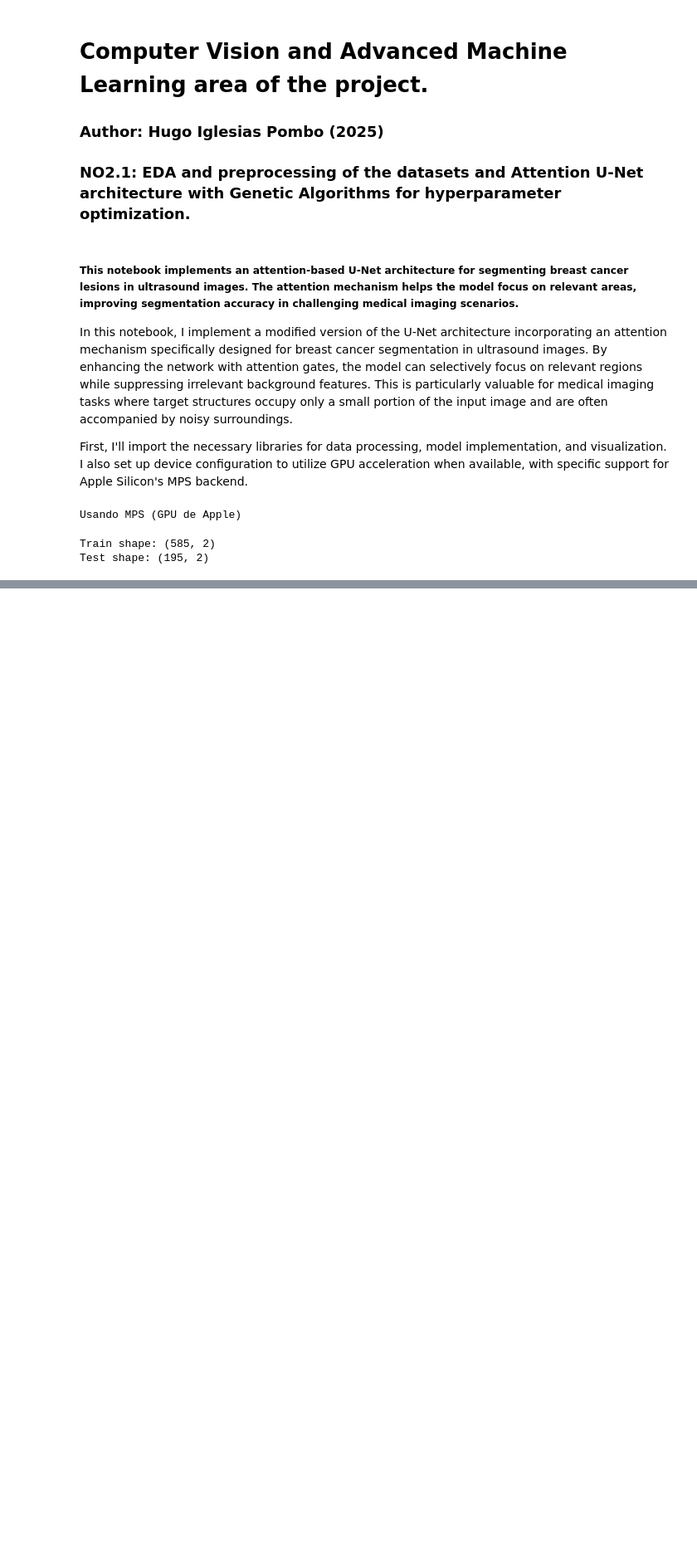
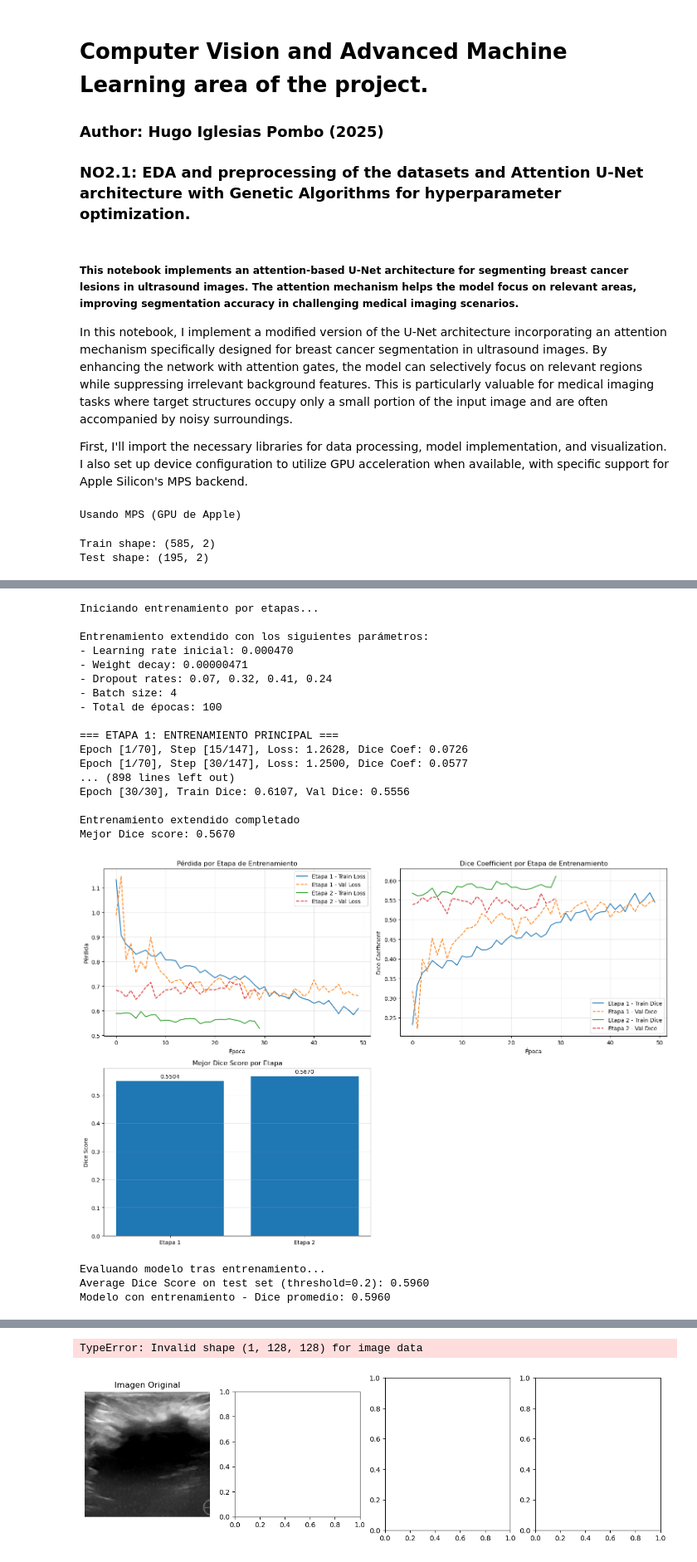
Before and after one commit to higlesiasvd/BreastCareAI, a Jupyter notebook: scripts/CV-AML/N02.1_Metaheuristic_Attention_Unet/N02_Metaheuristic_Attention_Unet.ipynb, the cells around one changed output, grey strips where cells are left out. Shown at 83% size. Drawn from its saved outputs; the diff is of its cells as text; code cells hidden in the pictures; blank space fills up the shorter version.

Commit message:
modelo mejorado con busqyeda de hiperparametros más extensiva y más épocas

```diff
--- a/scripts/CV-AML/N02.1_Metaheuristic_Attention_Unet/N02_Metaheuristic_Attention_Unet.ipynb
+++ b/scripts/CV-AML/N02.1_Metaheuristic_Attention_Unet/N02_Metaheuristic_Attention_Unet.ipynb
@@ -323,12 +323,11 @@ def dice_coef_loss(inputs, target, smooth=1e-6):
 
 # Función combinada BCE + Dice (estable)
 def bce_dice_loss(inputs, target):
-    # Binary cross entropy
-    bce = nn.BCELoss()(inputs, target)
+    bce = F.binary_cross_entropy_with_logits(inputs, target)
 
     # Dice loss
-    dice = dice_coef_loss(inputs, target)
+    dice = 1- dice_coef_loss(inputs, target)
 
-    # Combinados con igual peso
-    return bce + dice
+    # Combinados con pesos distintos
+    return bce * 0.3 + dice * 0.7
 # %%
@@ -1064,0 +1336,68 @@ Evaluation complete!
+# %%
+# MAIN EXECUTION - ENTRENAMIENTO
+
+# Usar los mejores hiperparámetros encontrados por optimización genética
+best_hyperparams = [
+    0.00046991328373924225,  # Learning rate
+    4.71444689474870e-06,    # Weight decay
+    0.07,                    # Dropout 1
+    0.32,                    # Dropout 2
+    0.41,                    # Dropout 3
+    0.24,                    # Dropout 4
+    4                        # Batch size
+]
+
+# Ejecutar el entrenamiento por etapas
+print("\nIniciando entrenamiento por etapas...")
+optimized_model, metrics = train_improved_model(
+    hyperparams=best_hyperparams,
+    total_epochs=100  # 70 épocas etapa 1 + 30 épocas etapa 2
+)
+
+# Evaluar el modelo después del entrenamiento
+print("\nEvaluando modelo tras entrenamiento...")
+test_scores, avg_dice = evaluate_model(optimized_model, test_dataloader, threshold=0.2)
+print(f"Modelo con entrenamiento - Dice promedio: {avg_dice:.4f}")
+
+# Visualizar distribución de scores
+plt.figure(figsize=(10, 6))
+plt.hist(test_scores, bins=20)
+plt.axvline(avg_dice, color='r', linestyle='dashed', linewidth=2,
+            label=f'Promedio: {avg_dice:.4f}')
+plt.title('Distribución de Dice Scores (Entrenamiento Extendido)')
+plt.xlabel('Dice Score')
+plt.ylabel('Número de Imágenes')
+plt.legend()
+plt.grid(True, alpha=0.3)
+plt.savefig('resultados_entrenamiento_extendido.png', dpi=300)
+plt.show()
+
+# Probar umbrales con el modelo extendido
+print("\nProbando diferentes umbrales con el modelo extendido...")
+threshold_results = test_thresholds(optimized_model, test_dataset,
+                                    indices=[20, 55, 87],
+                                    thresholds=[0.1, 0.2, 0.3, 0.4])
+
+print("\nEntrenamiento extendido completado y evaluado.")
+# %% [output]
+Iniciando entrenamiento por etapas...
+
+Entrenamiento extendido con los siguientes parámetros:
+- Learning rate inicial: 0.000470
+- Weight decay: 0.00000471
+- Dropout rates: 0.07, 0.32, 0.41, 0.24
+- Batch size: 4
+- Total de épocas: 100
+
+=== ETAPA 1: ENTRENAMIENTO PRINCIPAL ===
+Epoch [1/70], Step [15/147], Loss: 1.2628, Dice Coef: 0.0726
+Epoch [1/70], Step [30/147], Loss: 1.2500, Dice Coef: 0.0577
+... (898 lines left out)
+Epoch [30/30], Train Dice: 0.6107, Val Dice: 0.5556
+
+Entrenamiento extendido completado
+Mejor Dice score: 0.5670
+[figure, added]
+Evaluando modelo tras entrenamiento...
+Average Dice Score on test set (threshold=0.2): 0.5960
+Modelo con entrenamiento - Dice promedio: 0.5960
@@ -1064,0 +1414,2 @@ Evaluation complete!
+TypeError: Invalid shape (1, 128, 128) for image data
+[figure, added]
```
Also changed, not shown: parts of 11 cells of this notebook.
